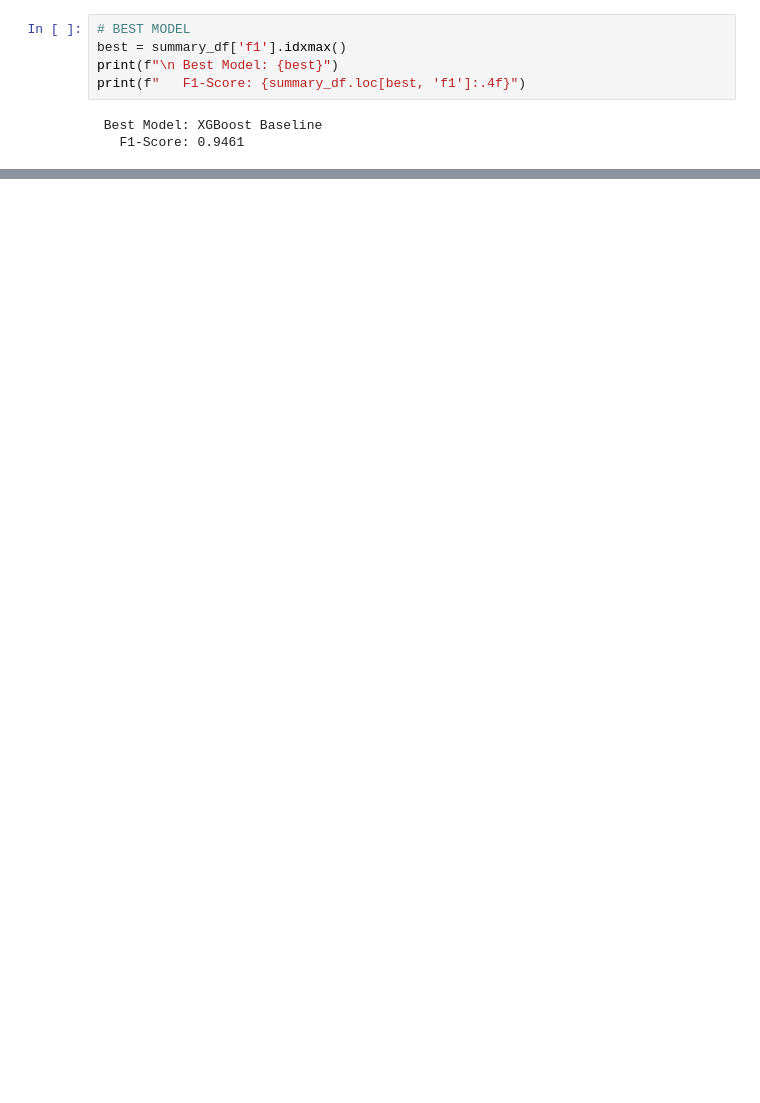
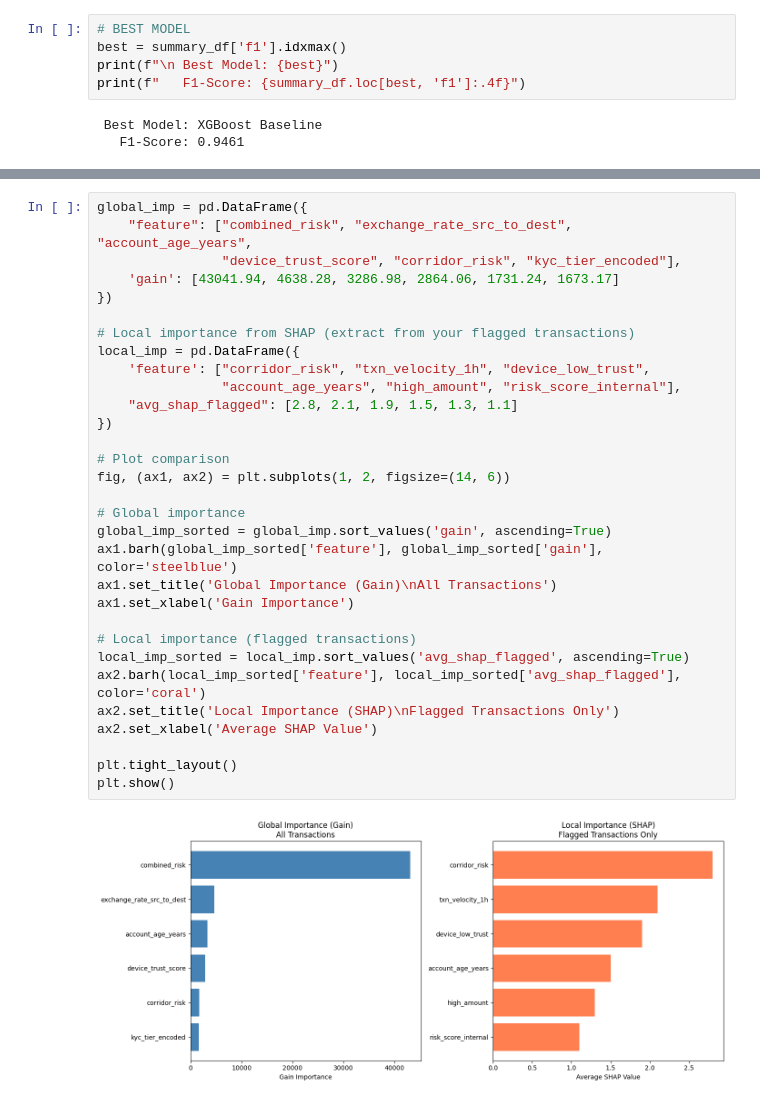
Before and after one commit to Henrywest100/Novapay-Fintech, a Jupyter notebook: Novacode.ipynb, the cells around one changed output, grey strips where cells are left out. Saved outputs shown, nothing was run; the diff lists cells and outputs as text; blank space fills up the shorter version.

```diff
--- a/Novacode.ipynb
+++ b/Novacode.ipynb
@@ -1516,0 +1625,33 @@ print(f"   F1-Score: {summary_df.loc[best, 'f1']:.4f}")
+# %%
+global_imp = pd.DataFrame({
+    "feature": ["combined_risk", "exchange_rate_src_to_dest", "account_age_years",
+                "device_trust_score", "corridor_risk", "kyc_tier_encoded"],
+    'gain': [43041.94, 4638.28, 3286.98, 2864.06, 1731.24, 1673.17]
+})
+
+# Local importance from SHAP (extract from your flagged transactions)
+local_imp = pd.DataFrame({
+    'feature': ["corridor_risk", "txn_velocity_1h", "device_low_trust",
+                "account_age_years", "high_amount", "risk_score_internal"],
+    "avg_shap_flagged": [2.8, 2.1, 1.9, 1.5, 1.3, 1.1]
+})
+
+# Plot comparison
+fig, (ax1, ax2) = plt.subplots(1, 2, figsize=(14, 6))
+
+# Global importance
+global_imp_sorted = global_imp.sort_values('gain', ascending=True)
+ax1.barh(global_imp_sorted['feature'], global_imp_sorted['gain'], color='steelblue')
+ax1.set_title('Global Importance (Gain)\nAll Transactions')
+ax1.set_xlabel('Gain Importance')
+
+# Local importance (flagged transactions)
+local_imp_sorted = local_imp.sort_values('avg_shap_flagged', ascending=True)
+ax2.barh(local_imp_sorted['feature'], local_imp_sorted['avg_shap_flagged'], color='coral')
+ax2.set_title('Local Importance (SHAP)\nFlagged Transactions Only')
+ax2.set_xlabel('Average SHAP Value')
+
+plt.tight_layout()
+plt.show()
+# %% [output]
+[figure, added]
```
Also changed, not shown: parts of 15 cells of this notebook, 4 other files.
